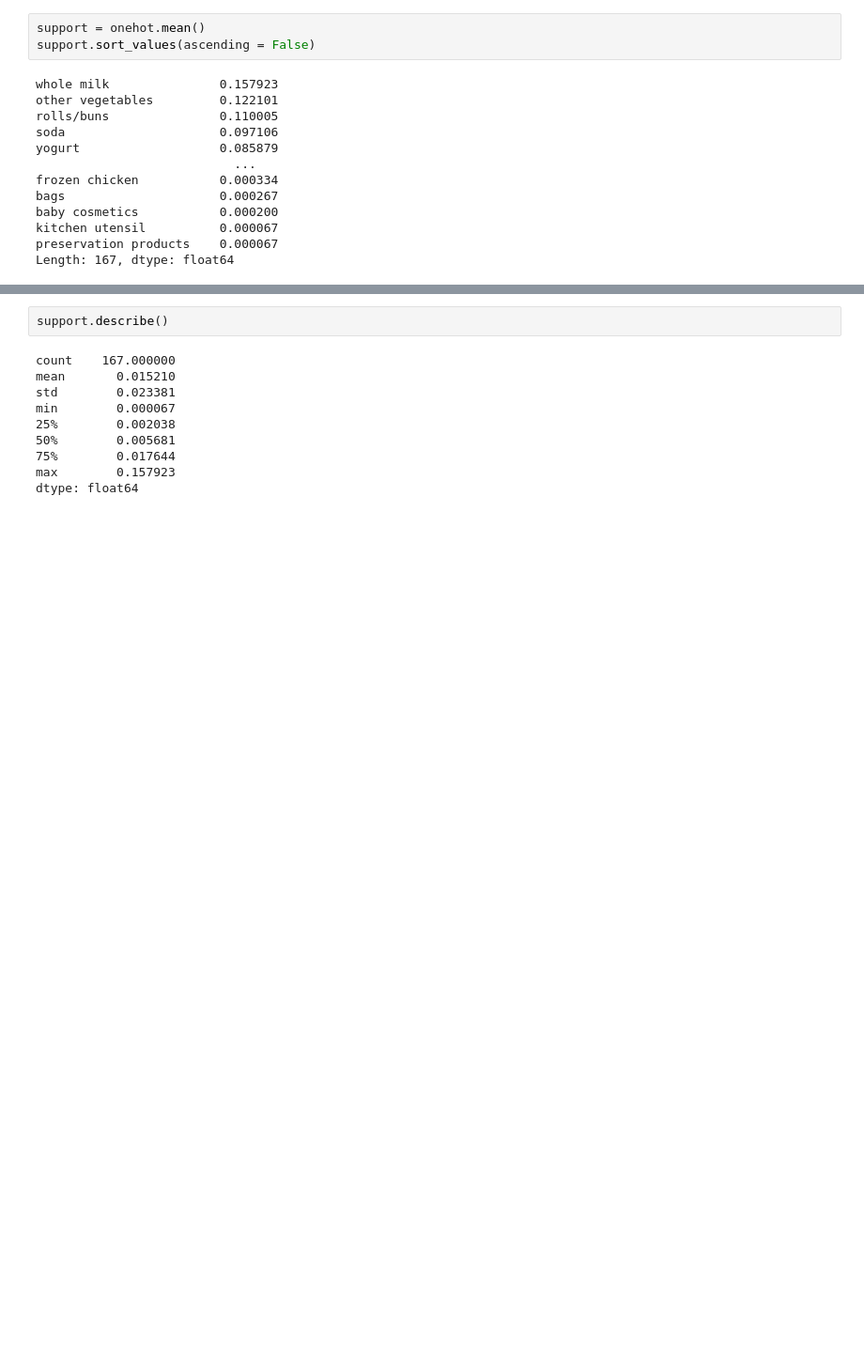
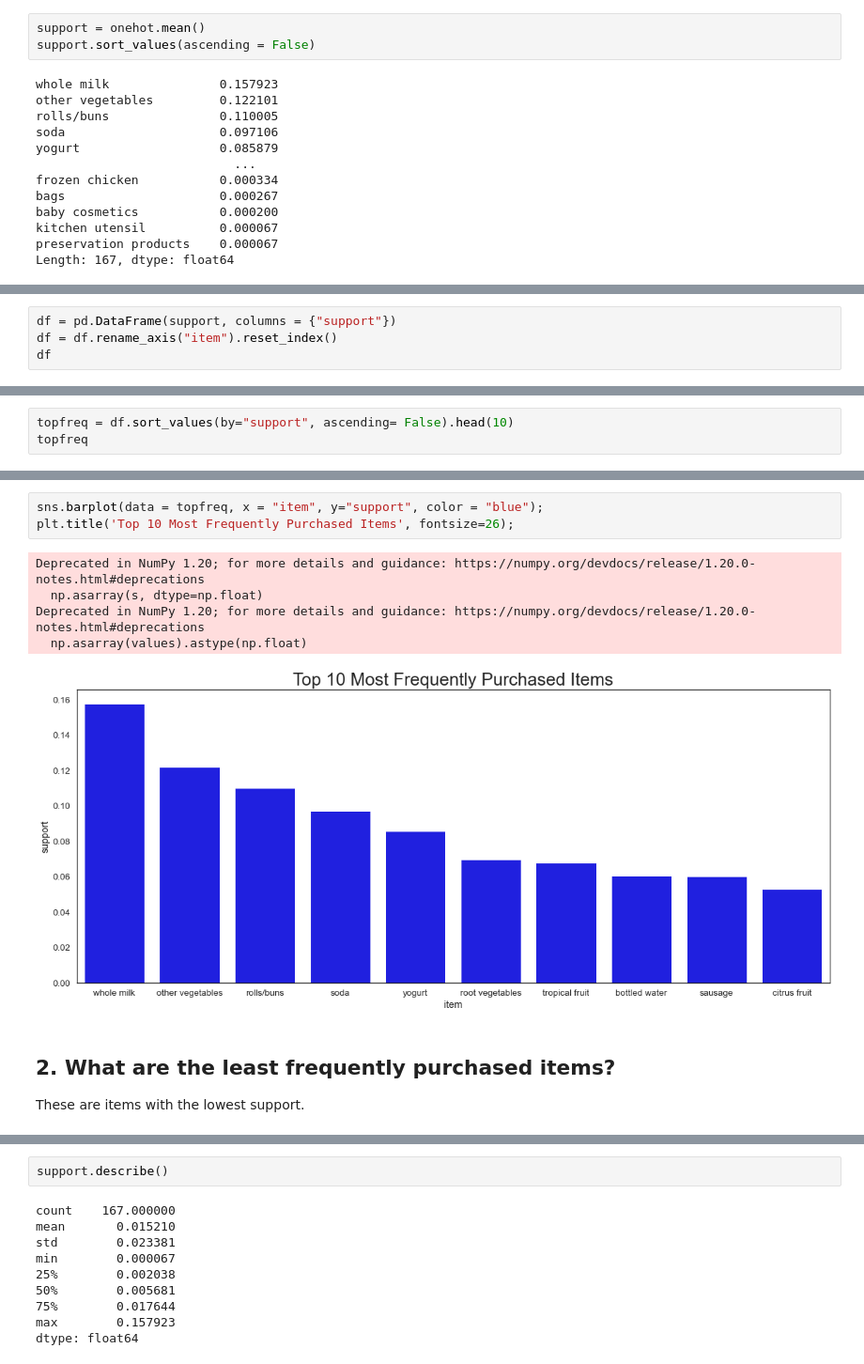
Before and after one commit to PeaceUdoka/FliT-DA-DS-Project1, a Jupyter notebook: Project 1 - Market Basket Analysis.ipynb, the cells around one changed output, grey strips where cells are left out. Shown at 94% size. Drawn from its saved outputs; the diff is of its cells as text; blank space fills up the shorter version.

```diff
--- a/Project 1 - Market Basket Analysis.ipynb
+++ b/Project 1 - Market Basket Analysis.ipynb
@@ -135,0 +154,4 @@ The results above show that the whole milk is the most frequently bought item wh
+# %%
+df = pd.DataFrame(support, columns = {"support"})
+df = df.rename_axis("item").reset_index()
+df
@@ -135,0 +172,3 @@ The results above show that the whole milk is the most frequently bought item wh
+# %%
+topfreq = df.sort_values(by="support", ascending= False).head(10)
+topfreq
@@ -135,0 +187,12 @@ The results above show that the whole milk is the most frequently bought item wh
+# %%
+sns.barplot(data = topfreq, x = "item", y="support", color = "blue");
+plt.title('Top 10 Most Frequently Purchased Items', fontsize=26);
+# %% [output]
+Deprecated in NumPy 1.20; for more details and guidance: https://numpy.org/devdocs/release/1.20.0-notes.html#deprecations
+  np.asarray(s, dtype=np.float)
+Deprecated in NumPy 1.20; for more details and guidance: https://numpy.org/devdocs/release/1.20.0-notes.html#deprecations
+  np.asarray(values).astype(np.float)
+[figure, added]
+# %% [markdown]
+## 2. What are the least frequently purchased items?
+These are items with the lowest support.
```
Also changed, not shown: parts of 23 cells of this notebook.
